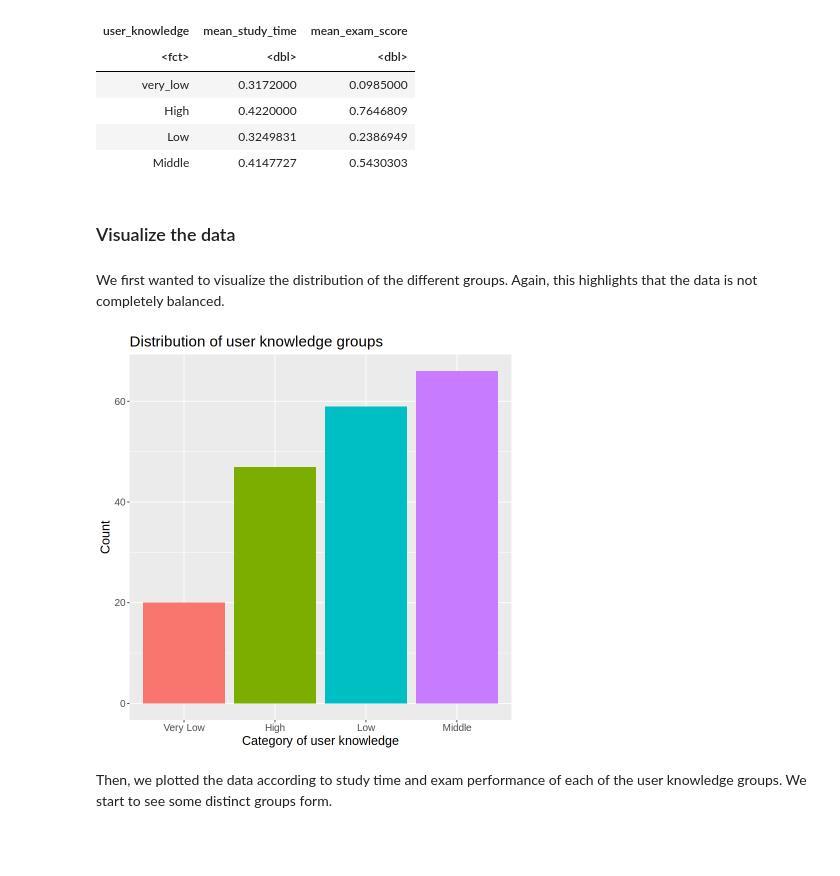
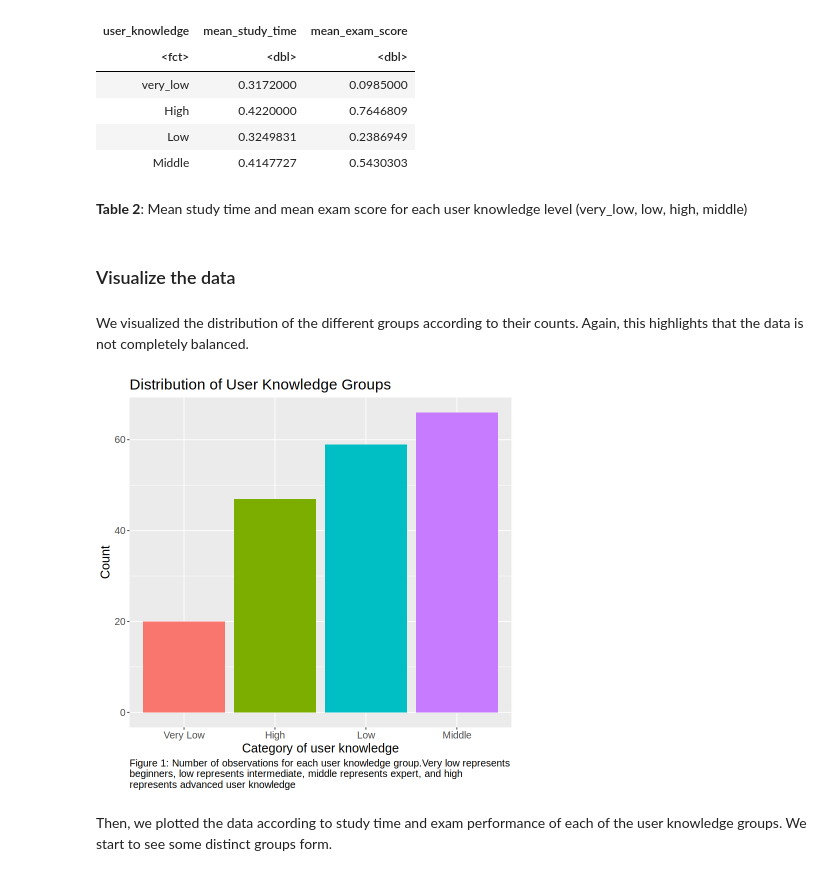
Before and after one commit to afellhauer/DSCI_Group_Project, a Jupyter notebook: learning_dc_machines.ipynb, the cells around one changed output. Saved outputs shown, nothing was run; the diff lists cells and outputs as text; code cells hidden in the pictures; blank space fills up the shorter version.

Commit message:
made formatting changes and added figure captions

```diff
--- a/learning_dc_machines.ipynb
+++ b/learning_dc_machines.ipynb
@@ -133,23 +152,29 @@ A tibble: 4 × 3
 | High | 0.4220000 | 0.7646809 |
 | Low | 0.3249831 | 0.2386949 |
 | Middle | 0.4147727 | 0.5430303 |
+# %% [markdown]
+**Table 2**: Mean study time and mean exam score for each user knowledge level (very_low, low, high, middle)
 # %% [markdown]
 ### Visualize the data
 # %% [markdown]
-We first wanted to visualize the distribution of the different groups. Again, this highlights that the data is not completely balanced.
+We visualized the distribution of the different groups according to their counts. Again, this highlights that the data is not completely balanced.
 # %%
 dc_machines_plot_distribution <- dc_machines_training |>
-    ggplot(aes(x = fct_recode(user_knowledge, "Very Low" = "very_low"), fill = user_knowledge)) +
-    geom_bar() +
+    ggplot(aes(x = fct_recode(user_knowledge, "Very Low" = "very_low"), fill = user_knowledge)) + #change the label of very_low to Very Low
+    geom_bar() + #use the default stat = "count"
     xlab("Category of user knowledge") +
     ylab("Count") +
-    theme(text = element_text(size = 15), legend.position = "none") +
-    ggtitle("Distribution of user knowledge groups") +
-    scale_color_brewer(palette = "Set2")
+    theme(text = element_text(size = 15), legend.position = "none",
+         plot.caption = element_text(hjust = 0)) + #remove the legend
+    ggtitle("Distribution of User Knowledge Groups") +
+    labs(caption = "Figure 1: Number of observations for each user knowledge group.Very low represents
+beginners, low represents intermediate, middle represents expert, and high
+represents advanced user knowledge") +
+    scale_color_brewer(palette = "Set2") #set the color palette
 
 dc_machines_plot_distribution
 # %% [output]
-[figure, old version]
+[figure, new version]
 # %% [markdown]
 Then, we plotted the data according to study time and exam performance of each of the user knowledge groups. We start to see some distinct groups form.
 # %%
```
Also changed, not shown: parts of 20 cells of this notebook.
